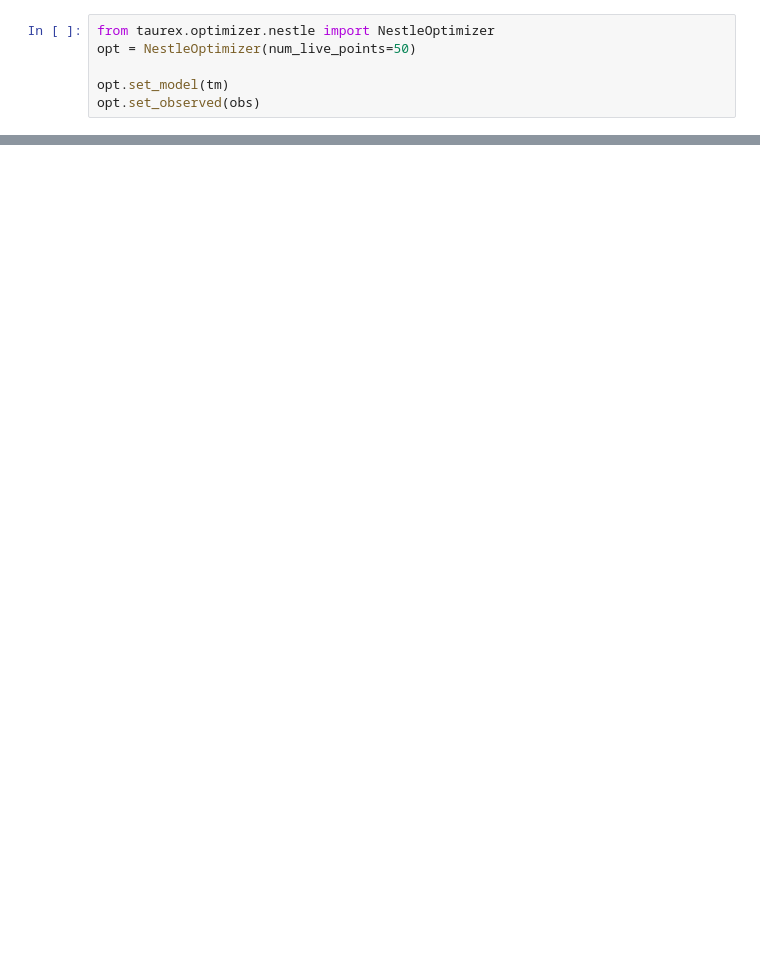
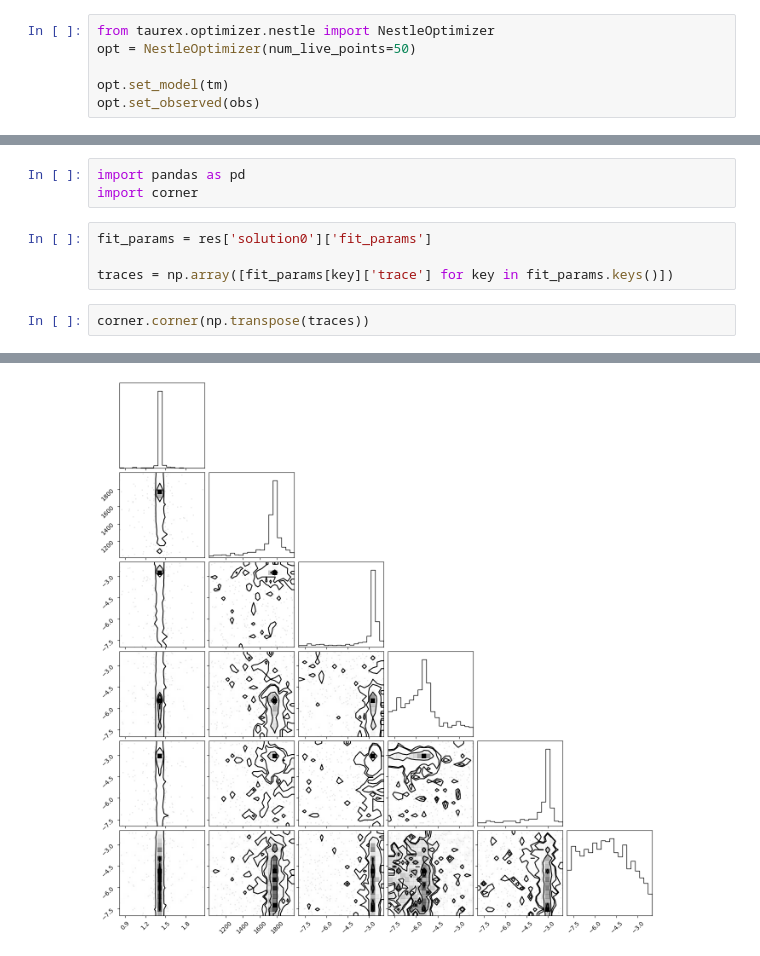
Before and after one commit to tiziano1590/comp_astro_24, a Jupyter notebook: assignment3/retrieval_WASP-62b.ipynb, the cells around one changed output, grey strips where cells are left out. Saved outputs shown, nothing was run; the diff lists cells and outputs as text; blank space fills up the shorter version.

```diff
--- a/assignment3/retrieval_WASP-62b.ipynb
+++ b/assignment3/retrieval_WASP-62b.ipynb
@@ -121,0 +128,10 @@ opt.generate_solution()
+# %%
+import pandas as pd
+import corner
+# %%
+fit_params = res['solution0']['fit_params']
+
+traces = np.array([fit_params[key]['trace'] for key in fit_params.keys()])
+# %%
+corner.corner(np.transpose(traces))
+# %% [output]
@@ -121,0 +141 @@ opt.generate_solution()
+[figure, added]
```
Also changed, not shown: parts of 7 cells of this notebook.
